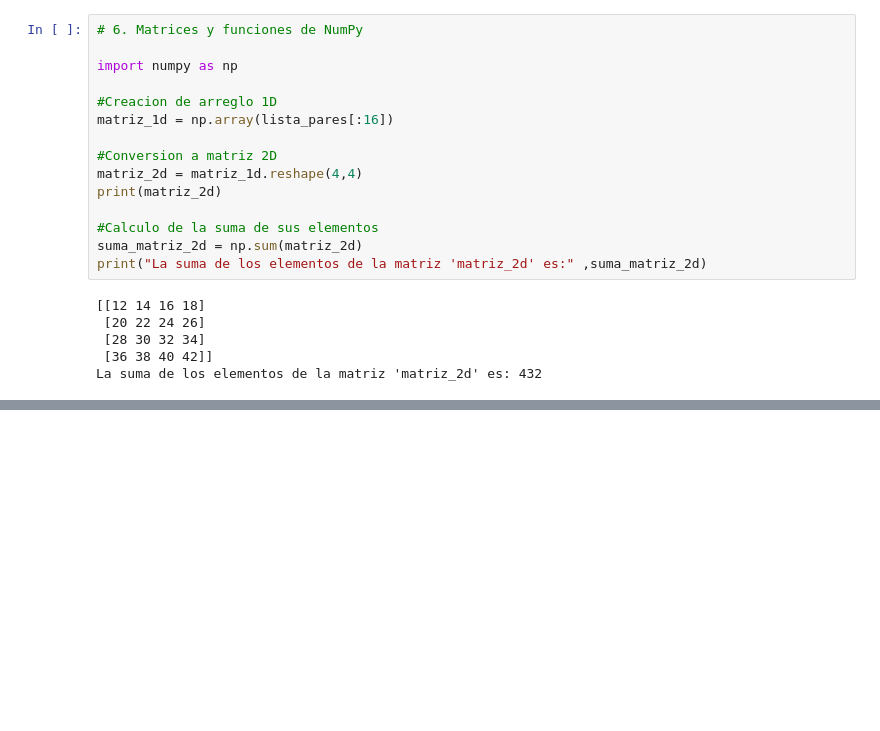
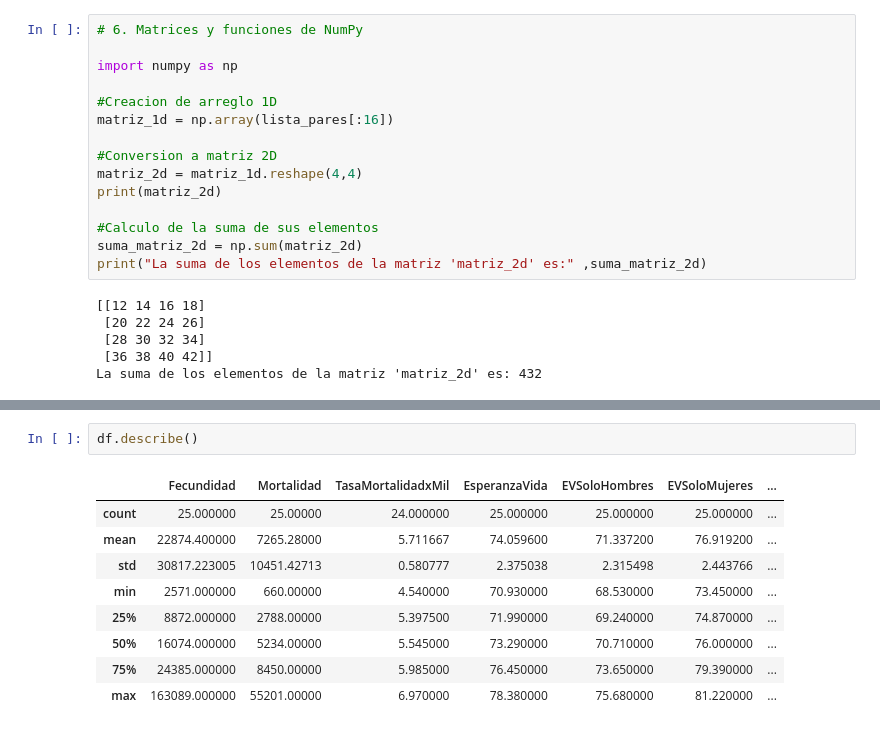
Before and after one commit to JorgePeje/test-python-utec, a Jupyter notebook: Programacion-Python-Utec/modulo2_estructurasdatossecuenciales/TAREA/JORGE_PEJE.ipynb, the cells around one changed output, grey strips where cells are left out. Drawn from its saved outputs; the diff is of its cells as text; blank space fills up the shorter version.

```diff
--- a/Programacion-Python-Utec/modulo2_estructurasdatossecuenciales/TAREA/JORGE_PEJE.ipynb
+++ b/Programacion-Python-Utec/modulo2_estructurasdatossecuenciales/TAREA/JORGE_PEJE.ipynb
@@ -117,0 +146,12 @@ df
+# %%
+df.describe()
+# %% [output]
+|  | Fecundidad | Mortalidad | TasaMortalidadxMil | EsperanzaVida | EVSoloHombres | EVSoloMujeres | ... |
+| count | 25.000000 | 25.00000 | 24.000000 | 25.000000 | 25.000000 | 25.000000 | ... |
+| mean | 22874.400000 | 7265.28000 | 5.711667 | 74.059600 | 71.337200 | 76.919200 | ... |
+| std | 30817.223005 | 10451.42713 | 0.580777 | 2.375038 | 2.315498 | 2.443766 | ... |
+| min | 2571.000000 | 660.00000 | 4.540000 | 70.930000 | 68.530000 | 73.450000 | ... |
+| 25% | 8872.000000 | 2788.00000 | 5.397500 | 71.990000 | 69.240000 | 74.870000 | ... |
+| 50% | 16074.000000 | 5234.00000 | 5.545000 | 73.290000 | 70.710000 | 76.000000 | ... |
+| 75% | 24385.000000 | 8450.00000 | 5.985000 | 76.450000 | 73.650000 | 79.390000 | ... |
+| max | 163089.000000 | 55201.00000 | 6.970000 | 78.380000 | 75.680000 | 81.220000 | ... |
```
Also changed, not shown: parts of 9 cells of this notebook.
